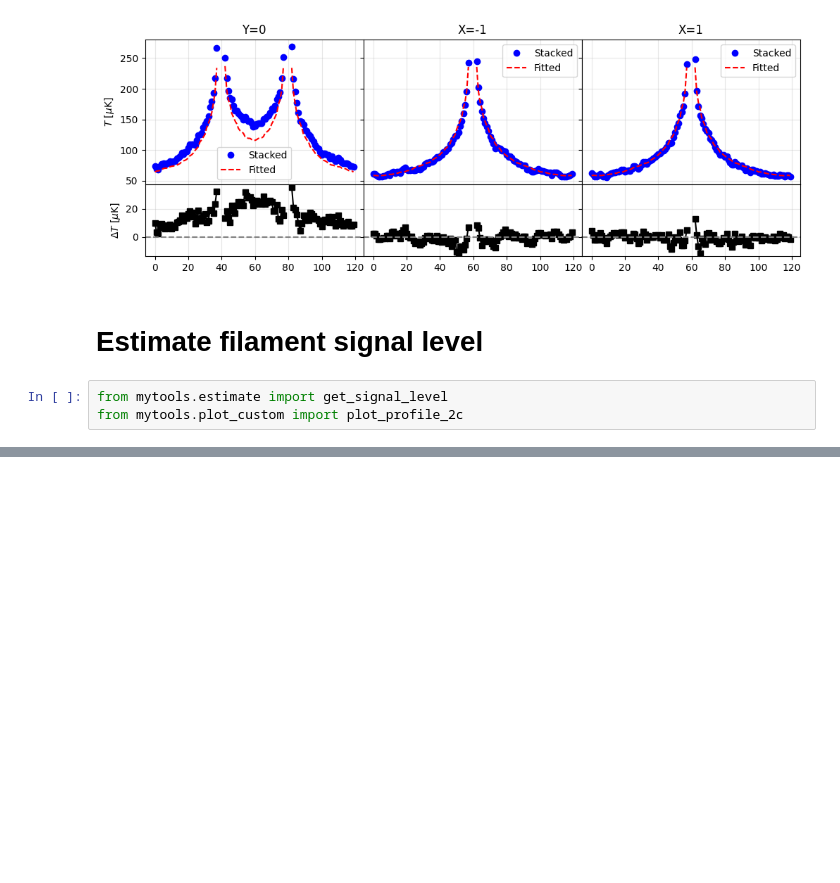
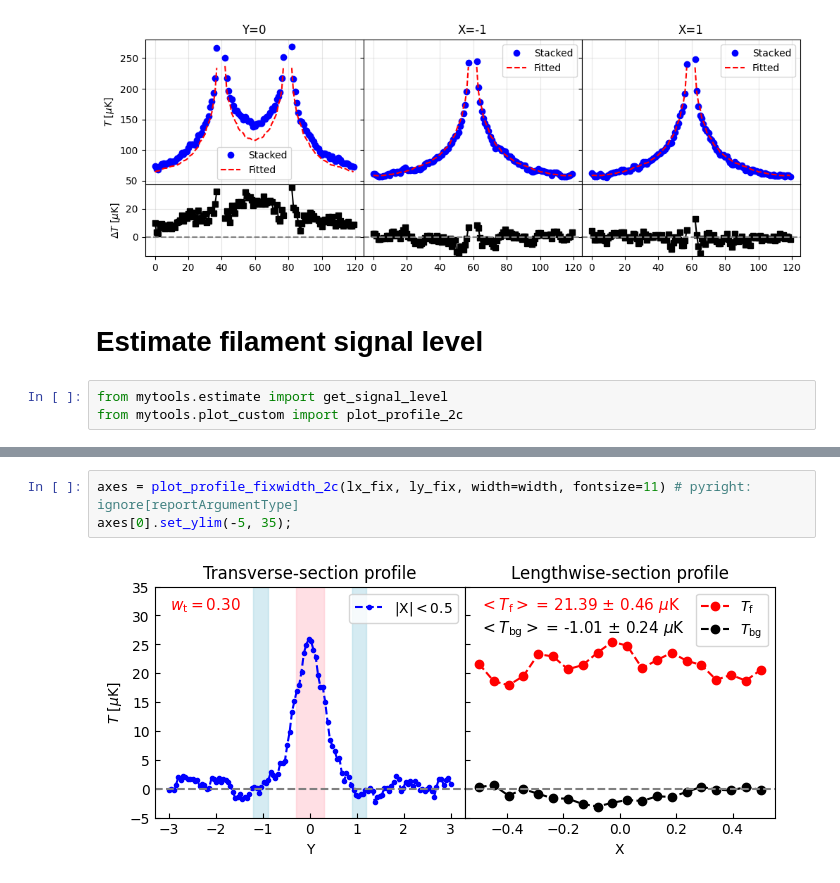
Before and after one commit to dyliu0312/mytools, a Jupyter notebook: example/estimate_filament_signal.ipynb, the cells around one changed output, grey strips where cells are left out. Drawn from its saved outputs; the diff is of its cells as text; blank space fills up the shorter version.

```diff
--- a/example/estimate_filament_signal.ipynb
+++ b/example/estimate_filament_signal.ipynb
@@ -84,0 +96,5 @@ axes[0].set_ylim(-5, 35);
+# %%
+axes = plot_profile_fixwidth_2c(lx_fix, ly_fix, width=width, fontsize=11) # pyright: ignore[reportArgumentType]
+axes[0].set_ylim(-5, 35);
+# %% [output]
+[figure, added]
```
Also changed, not shown: parts of 8 cells of this notebook.
